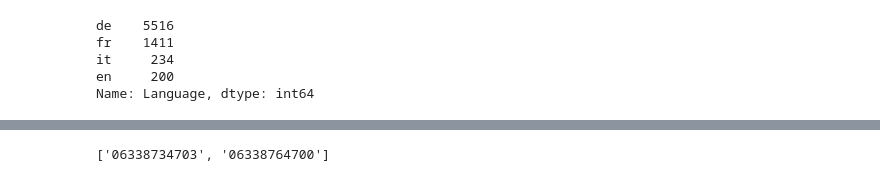
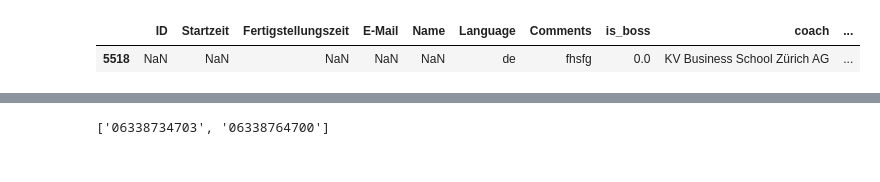
Before and after one commit to rachidje/wassati_bertopic, a Jupyter notebook: notebooks/lp3.ipynb, the cells around one changed output, grey strips where cells are left out. Saved outputs shown, nothing was run; the diff lists cells and outputs as text; code cells hidden in the pictures.

```diff
--- a/notebooks/lp3.ipynb
+++ b/notebooks/lp3.ipynb
@@ -51,8 +63,0 @@ df_merge['comment_to_translate'] = df_merge.apply(lambda row: f"Translate {langu
-# %%
-df_merge.Language.value_counts()
-# %% [output]
-de    5516
-fr    1411
-it     234
-en     200
-Name: Language, dtype: int64
@@ -68,0 +215,9 @@ Name: Language, dtype: int64
+# %%
+# Find rows that contain specific word
+pd.set_option('display.max_colwidth', None)
+df_translated[df_translated['translated_comments'].str.contains("fhsfg", case=False)]
+
+# df_translated.iloc[5513:5515]
+# %% [output]
+|  | ID | Startzeit | Fertigstellungszeit | E-Mail | Name | Language | Comments | is_boss | coach | ... |
+| 5518 | NaN | NaN | NaN | NaN | NaN | de | fhsfg | 0.0 | KV Business School Zürich AG | ... |
```
Also changed, not shown: parts of 22 cells of this notebook, 1 other file.
